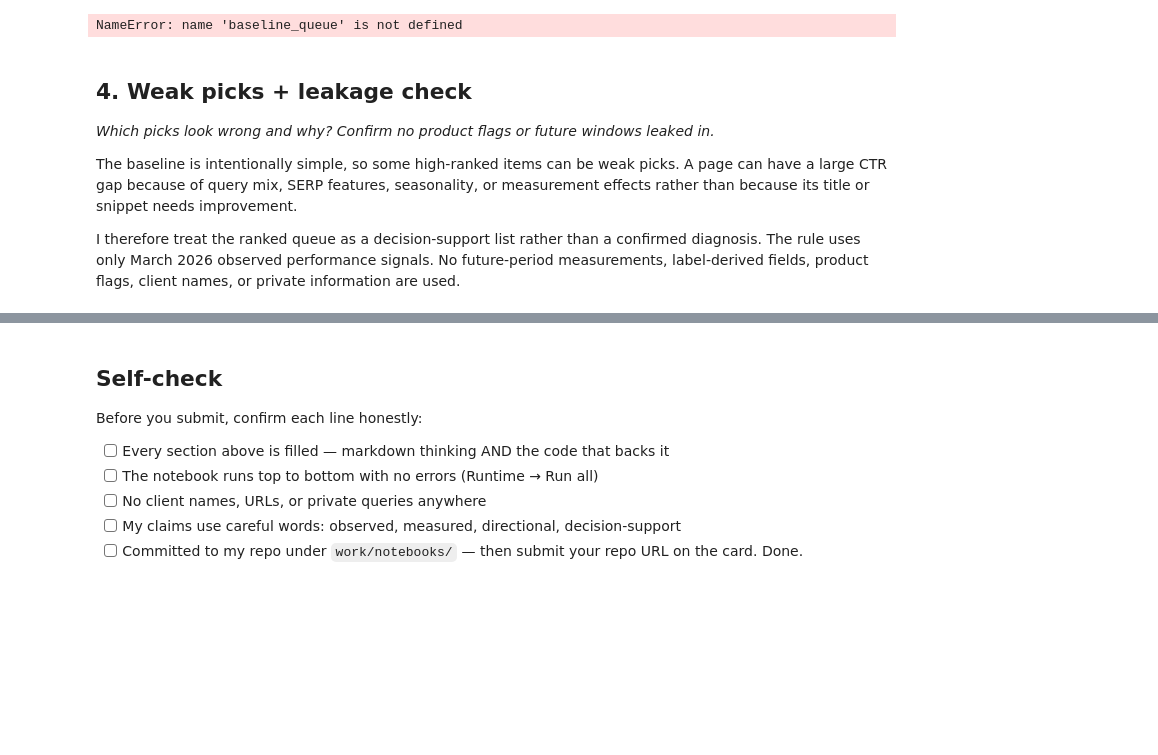
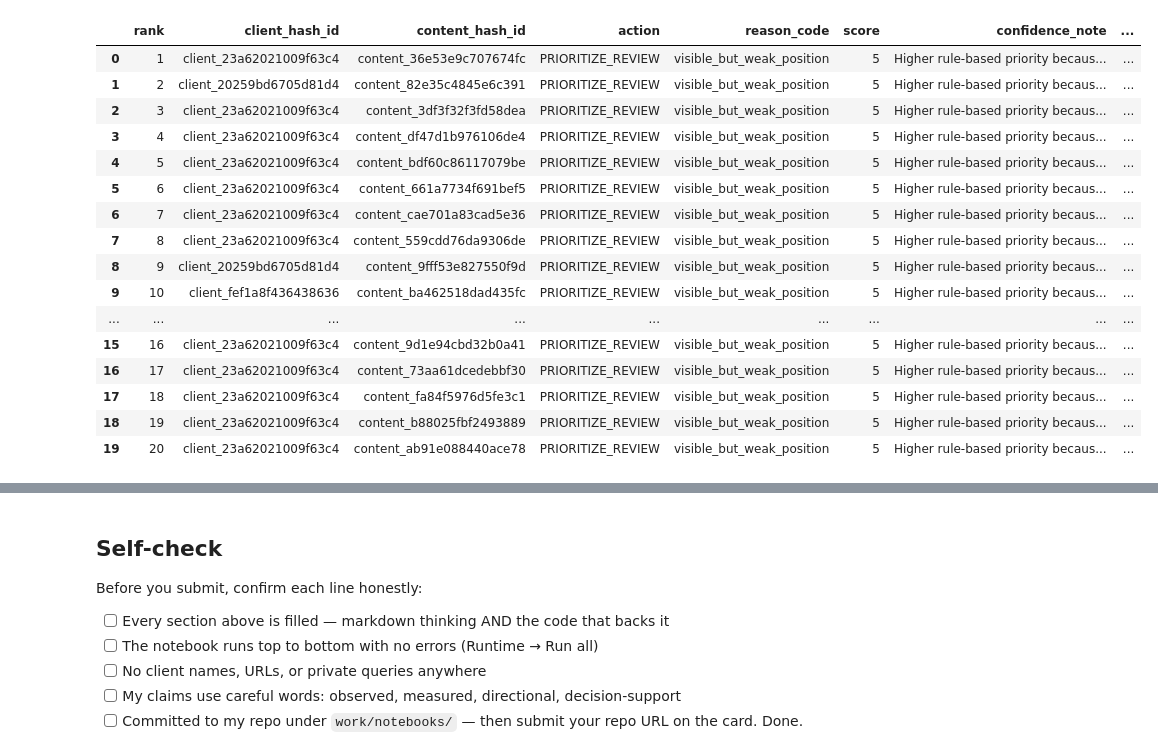
Before and after one commit to krithi-ks/flyrankAI-ML, a Jupyter notebook: work/notebooks/w04_baseline_score.ipynb, the cells around one changed output, grey strips where cells are left out. Saved outputs shown, nothing was run; the diff lists cells and outputs as text; code cells hidden in the pictures; blank space fills up the shorter version.

```diff
--- a/work/notebooks/w04_baseline_score.ipynb
+++ b/work/notebooks/w04_baseline_score.ipynb
@@ -257,44 +354,50 @@ The confidence is higher when both search exposure and the CTR gap are substanti
 # %%
 # This cell is for CODE (numbers, a query, a check).
 # Write your text answer in the cell ABOVE this one — typing sentences here breaks Run All.
 
-# ML-07 Section 3 — Top-20 review
+# ML-07 Section 3
+# Generate the top-20 review table.
 
-top20 = baseline_queue[
-    baseline_queue["score"] > 0
-].head(20).copy()
+top20 = queue.head(20).copy()
 
 top20["confidence_note"] = np.where(
-    (
-        (top20["impressions"] >= 1000)
-        & (top20["ctr_gap_pct"] >= 1.0)
-    ),
-    "Higher confidence: strong exposure and CTR gap",
-    "Lower confidence: signal is weaker or less exposed"
+    top20["score"] >= 4,
+    "Higher rule-based priority because visibility and weak position are both present.",
+    "Lower confidence because fewer rule conditions are satisfied."
 )
 
 top20["what_would_make_it_wrong"] = (
-    "The CTR gap may reflect query mix, seasonality, "
-    "SERP features, or measurement differences."
+    "High impressions may not mean improvement is actionable; "
+    "position can also be affected by query mix and other factors."
 )
 
 review_columns = [
     "rank",
+    "client_hash_id",
+    "content_hash_id",
     "action",
     "reason_code",
+    "score",
     "confidence_note",
     "what_would_make_it_wrong"
 ]
 
 display(top20[review_columns])
 # %% [output]
-NameError: name 'baseline_queue' is not defined
+|  | rank | client_hash_id | content_hash_id | action | reason_code | score | confidence_note | ... |
+| 0 | 1 | client_23a62021009f63c4 | content_36e53e9c707674fc | PRIORITIZE_REVIEW | visible_but_weak_position | 5 | Higher rule-based priority becaus... | ... |
+| 1 | 2 | client_20259bd6705d81d4 | content_82e35c4845e6c391 | PRIORITIZE_REVIEW | visible_but_weak_position | 5 | Higher rule-based priority becaus... | ... |
+| 2 | 3 | client_23a62021009f63c4 | content_3df3f32f3fd58dea | PRIORITIZE_REVIEW | visible_but_weak_position | 5 | Higher rule-based priority becaus... | ... |
+| 3 | 4 | client_23a62021009f63c4 | content_df47d1b976106de4 | PRIORITIZE_REVIEW | visible_but_weak_position | 5 | Higher rule-based priority becaus... | ... |
+| 4 | 5 | client_23a62021009f63c4 | content_bdf60c86117079be | PRIORITIZE_REVIEW | visible_but_weak_position | 5 | Higher rule-based priority becaus... | ... |
+| 5 | 6 | client_23a62021009f63c4 | content_661a7734f691bef5 | PRIORITIZE_REVIEW | visible_but_weak_position | 5 | Higher rule-based priority becaus... | ... |
+| 6 | 7 | client_23a62021009f63c4 | content_cae701a83cad5e36 | PRIORITIZE_REVIEW | visible_but_weak_position | 5 | Higher rule-based priority becaus... | ... |
+| 7 | 8 | client_23a62021009f63c4 | content_559cdd76da9306de | PRIORITIZE_REVIEW | visible_but_weak_position | 5 | Higher rule-based priority becaus... | ... |
+| 8 | 9 | client_20259bd6705d81d4 | content_9fff53e827550f9d | PRIORITIZE_REVIEW | visible_but_weak_position | 5 | Higher rule-based priority becaus... | ... |
+| 9 | 10 | client_fef1a8f436438636 | content_ba462518dad435fc | PRIORITIZE_REVIEW | visible_but_weak_position | 5 | Higher rule-based priority becaus... | ... |
+| ... | ... | ... | ... | ... | ... | ... | ... | ... |
+| 15 | 16 | client_23a62021009f63c4 | content_9d1e94cbd32b0a41 | PRIORITIZE_REVIEW | visible_but_weak_position | 5 | Higher rule-based priority becaus... | ... |
+| 16 | 17 | client_23a62021009f63c4 | content_73aa61dcedebbf30 | PRIORITIZE_REVIEW | visible_but_weak_position | 5 | Higher rule-based priority becaus... | ... |
+| 17 | 18 | client_23a62021009f63c4 | content_fa84f5976d5fe3c1 | PRIORITIZE_REVIEW | visible_but_weak_position | 5 | Higher rule-based priority becaus... | ... |
+| 18 | 19 | client_23a62021009f63c4 | content_b88025fbf2493889 | PRIORITIZE_REVIEW | visible_but_weak_position | 5 | Higher rule-based priority becaus... | ... |
+| 19 | 20 | client_23a62021009f63c4 | content_ab91e088440ace78 | PRIORITIZE_REVIEW | visible_but_weak_position | 5 | Higher rule-based priority becaus... | ... |
-# %% [markdown]
-## 4. Weak picks + leakage check
-
-*Which picks look wrong and why? Confirm no product flags or future windows leaked in.*
-
-
-The baseline is intentionally simple, so some high-ranked items can be weak picks. A page can have a large CTR gap because of query mix, SERP features, seasonality, or measurement effects rather than because its title or snippet needs improvement.
-
-I therefore treat the ranked queue as a decision-support list rather than a confirmed diagnosis. The rule uses only March 2026 observed performance signals. No future-period measurements, label-derived fields, product flags, client names, or private information are used.
```
Also changed, not shown: parts of 14 cells of this notebook.
